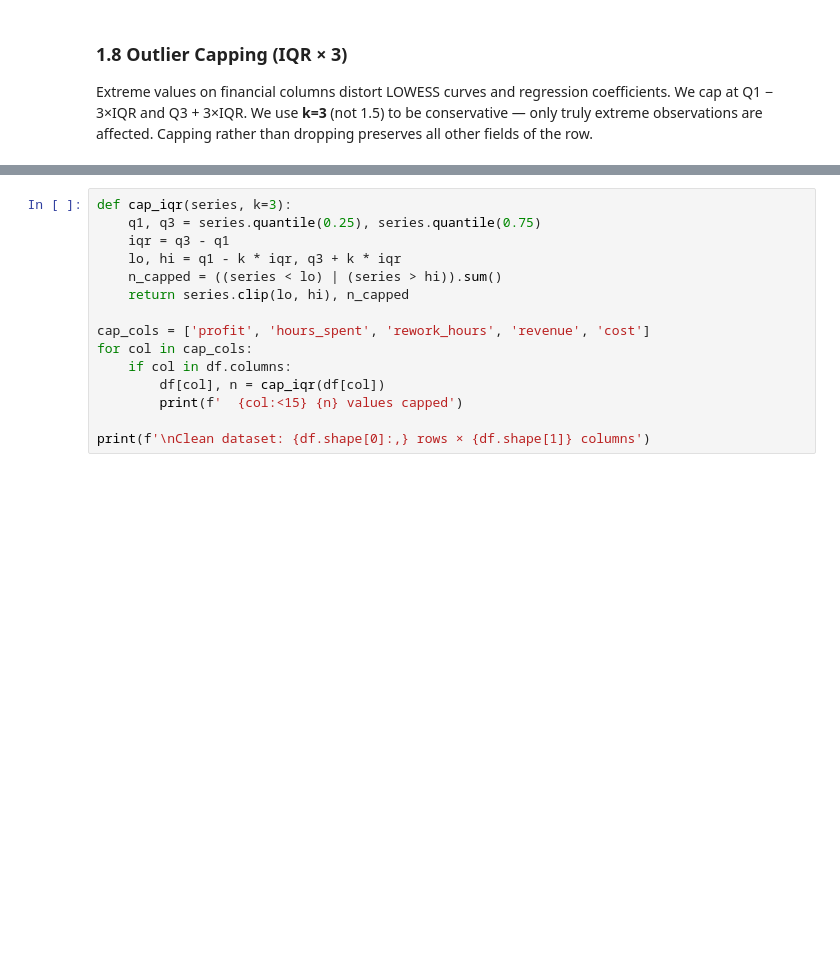
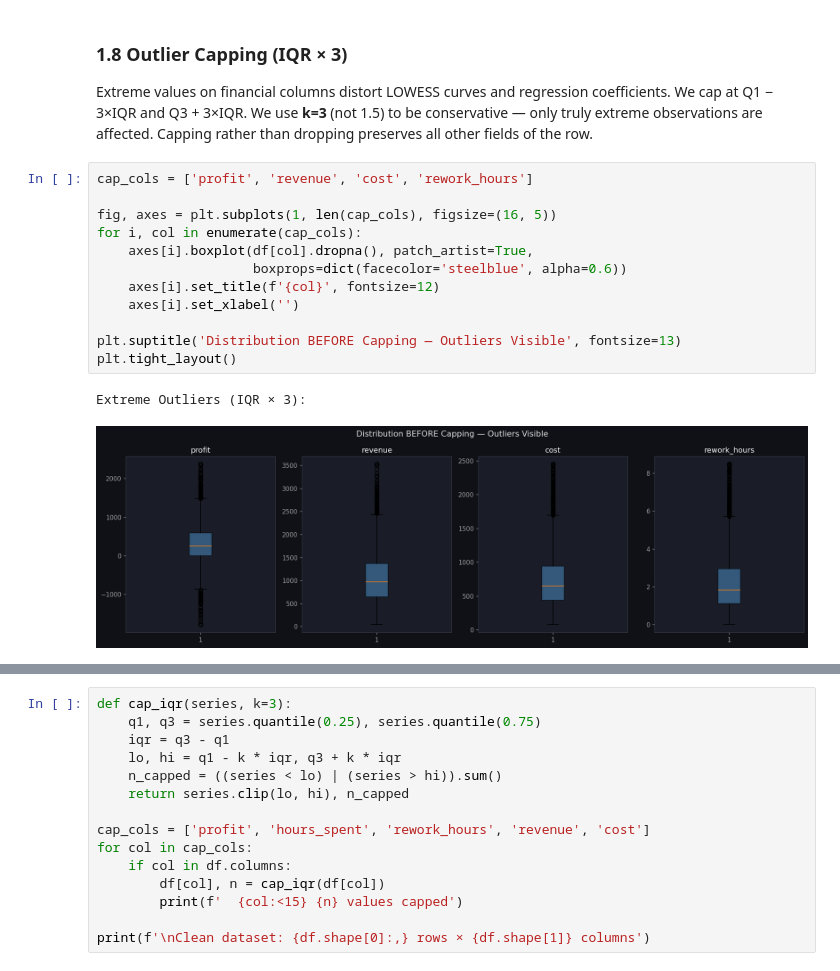
Before and after one commit to andreamammano89-maker/ML_Project_SEA_815441, a Jupyter notebook: pipeline.ipynb, the cells around one changed output, grey strips where cells are left out. Drawn from its saved outputs; the diff is of its cells as text; blank space fills up the shorter version.

```diff
--- a/pipeline.ipynb
+++ b/pipeline.ipynb
@@ -157,3 +430,18 @@ if 'billable_hours' in df.columns:
 ### 1.8 Outlier Capping (IQR × 3)
 
 Extreme values on financial columns distort LOWESS curves and regression coefficients. We cap at Q1 − 3×IQR and Q3 + 3×IQR. We use **k=3** (not 1.5) to be conservative — only truly extreme observations are affected. Capping rather than dropping preserves all other fields of the row.
+# %%
+cap_cols = ['profit', 'revenue', 'cost', 'rework_hours']
+
+fig, axes = plt.subplots(1, len(cap_cols), figsize=(16, 5))
+for i, col in enumerate(cap_cols):
+    axes[i].boxplot(df[col].dropna(), patch_artist=True,
+                    boxprops=dict(facecolor='steelblue', alpha=0.6))
+    axes[i].set_title(f'{col}', fontsize=12)
+    axes[i].set_xlabel('')
+
+plt.suptitle('Distribution BEFORE Capping — Outliers Visible', fontsize=13)
+plt.tight_layout()
+# %% [output]
+Extreme Outliers (IQR × 3):
+[figure, added]
```
Also changed, not shown: parts of 22 cells of this notebook.
